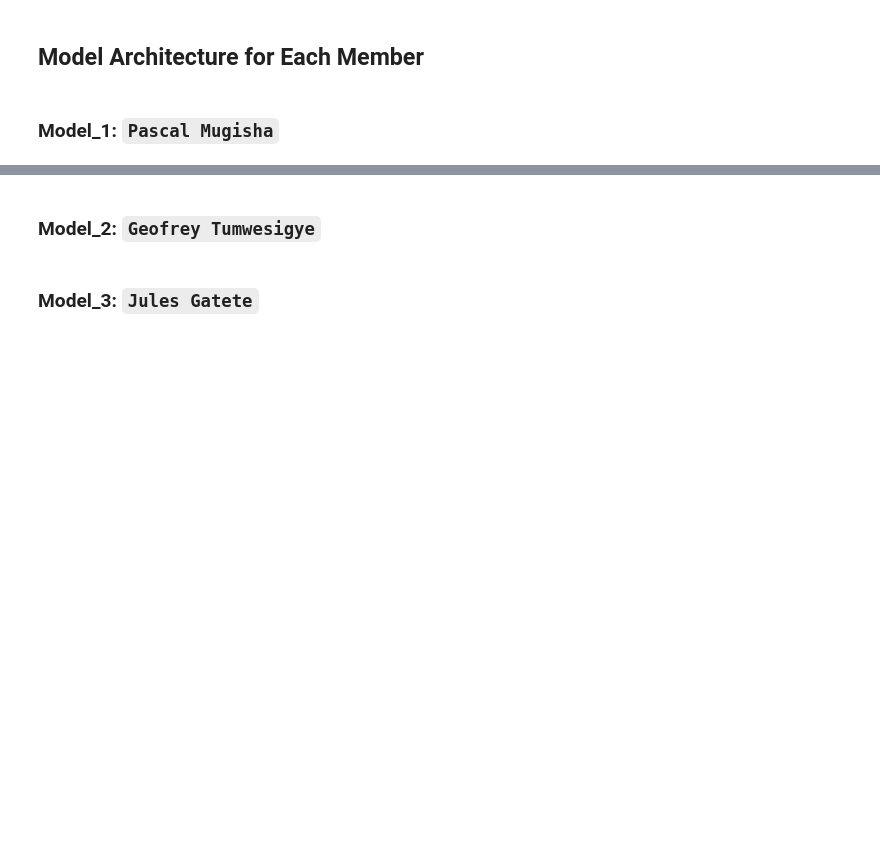
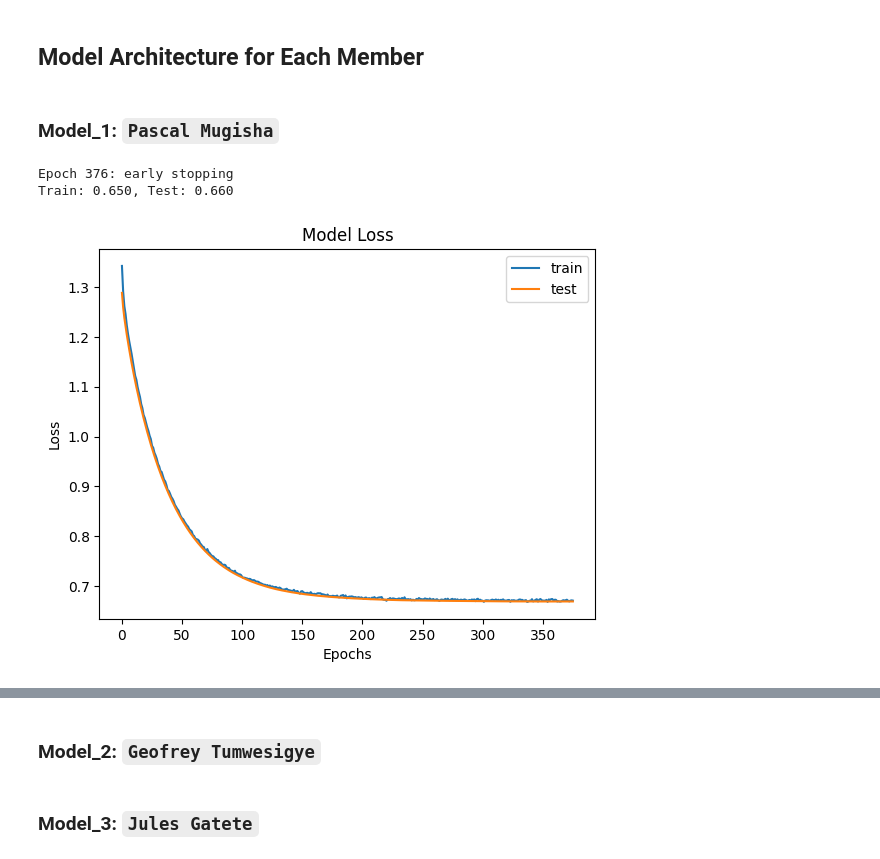
Before and after one commit to g-tumwesigye/water_quality_model_assignment, a Jupyter notebook: Water_Qaulity_Analysis_PLD4.ipynb, the cells around one changed output, grey strips where cells are left out. Saved outputs shown, nothing was run; the diff lists cells and outputs as text; code cells hidden in the pictures; blank space fills up the shorter version.

Commit message:
Creating first model on the main branch.

```diff
--- a/Water_Qaulity_Analysis_PLD4.ipynb
+++ b/Water_Qaulity_Analysis_PLD4.ipynb
@@ -145,0 +152,46 @@ Testing data: 656
+# %%
+#Model Definition by member 1
+def myModel_Pascal():
+    """
+    Builds, compiles, and trains a sequential neural network model with L2 regularization and early stopping.
+    """
+
+    # Model definition
+    model = Sequential()
+    model.add(Input(shape=(X_train.shape[1],)))  # Defining the input shape
+    model.add(Dense(64, activation='relu', kernel_regularizer=l2(0.01)))
+    model.add(Dropout(0.3))
+    model.add(Dense(32, activation='relu', kernel_regularizer=l2(0.01)))
+    model.add(Dropout(0.3))
+    model.add(Dense(1, activation='sigmoid', kernel_regularizer=l2(0.01)))
+
+    # Compile the model with Stochastic Gradient Descent
+    model.compile(optimizer='SGD', loss='binary_crossentropy', metrics=['accuracy'])
+
+    return model
+
+
+model = myModel_Pascal()
+
+# Early stopping
+es = EarlyStopping(monitor='val_loss', mode='min', verbose=1, patience=10)
+# Train the model
+history = model.fit(X_train, y_train, validation_data=(X_test, y_test), epochs=4000, verbose=0, callbacks=[es])
+
+# Evaluate the model
+train_loss, train_acc = model.evaluate(X_train, y_train, verbose=0)
+test_loss, test_acc = model.evaluate(X_test, y_test, verbose=0)
+print('Train: %.3f, Test: %.3f' % (train_acc, test_acc))
+
+# Plot training history
+plt.plot(history.history['loss'], label='train')
+plt.plot(history.history['val_loss'], label='test')
+plt.title('Model Loss')
+plt.xlabel('Epochs')
+plt.ylabel('Loss')
+plt.legend()
+plt.show()
+# %% [output]
+Epoch 376: early stopping
+Train: 0.650, Test: 0.660
+[figure, added]
```
Also changed, not shown: parts of 5 cells of this notebook.
